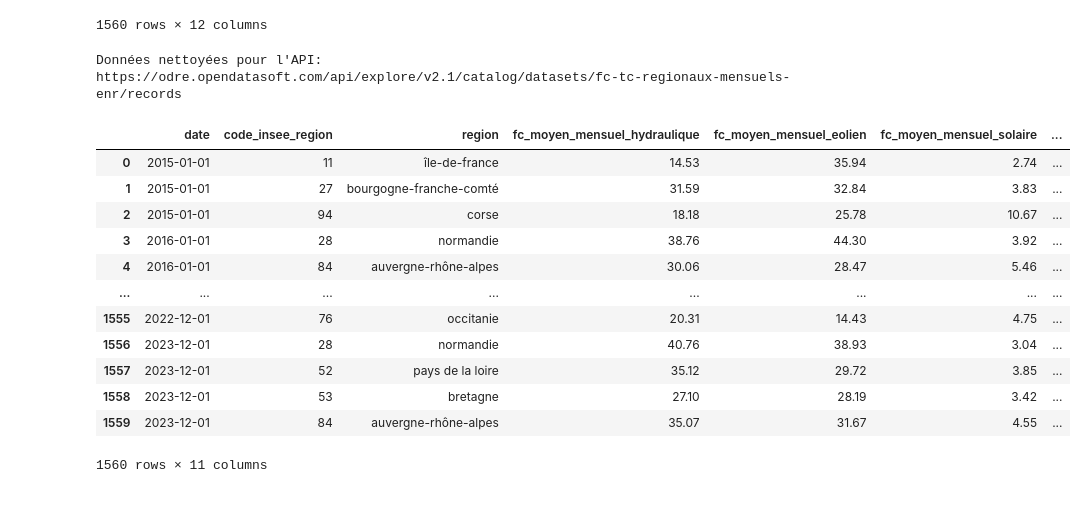
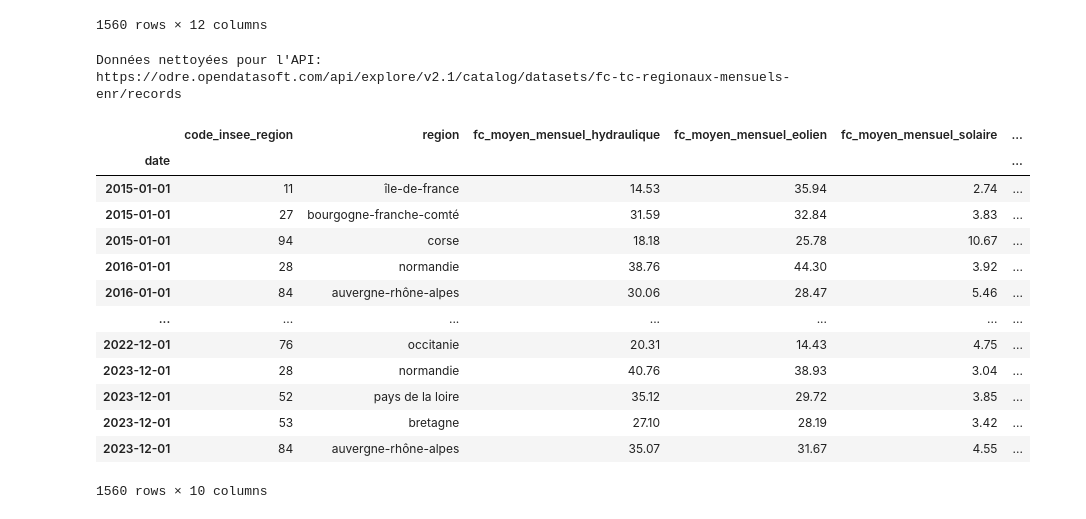
Before and after one commit to ClementJonckheere/prediction_energie_renouv, a Jupyter notebook: myenv/Energies.ipynb, the cells around one changed output. Drawn from its saved outputs; the diff is of its cells as text; code cells hidden in the pictures.

```diff
--- a/myenv/Energies.ipynb
+++ b/myenv/Energies.ipynb
@@ -79,67 +72,63 @@ No more data to retrieve or "results" not found in the response.
 | 1559 | 2023-12 | 84 | Auvergne-Rhône-Alpes | 35.07 | 31.67 | 4.55 | ... |
 1560 rows × 12 columns
 # %%
-# Dictionnaire pour stocker les DataFrames nettoyés
 cleaned_dataframes = {}
 
-# Définir les colonnes spécifiques à convertir et leur type cible
 column_types = {
     'mois': 'datetime64[ns]',
-    'fc_moyen_mensuel_hydraulique': 'float',  # Conversion en float
-    'fc_moyen_mensuel_eolien': 'float',  # Conversion en float
-    'fc_moyen_mensuel_solaire': 'float',  # Conversion en float
-    'tc_moyen_mensuel_hydraulique': 'float',  # Conversion en float
-    'tc_moyen_mensuel_eolien': 'float',  # Conversion en float
-    'tc_moyen_mensuel_solaire': 'float',  # Conversion en float
-    'tc_moyen_mensuel_bioenergies': 'float',  # Conversion en float
+    'fc_moyen_mensuel_hydraulique': 'float',
+    'fc_moyen_mensuel_eolien': 'float',
+    'fc_moyen_mensuel_solaire': 'float',
+    'tc_moyen_mensuel_hydraulique': 'float',
+    'tc_moyen_mensuel_eolien': 'float',
+    'tc_moyen_mensuel_solaire': 'float',
+    'tc_moyen_mensuel_bioenergies': 'float',
 }
 
 df_cleaned = df.copy()
 
-# Convertir les colonnes en types spécifiés
 for col, col_type in column_types.items():
     if col in df_cleaned.columns:
         if col_type == 'datetime64[ns]':
             # Convertir les colonnes de date en datetime
             df_cleaned[col] = pd.to_datetime(df_cleaned[col], errors='coerce', format='%Y-%m' if col == 'mois' else '%Y')
         elif col_type == 'float':
             # Convertir les colonnes numériques en float
             df_cleaned[col] = pd.to_numeric(df_cleaned[col], errors='coerce')
 
-# Remplacer les valeurs NaN résultantes par 0 ou autre valeur par défaut
 df_cleaned.fillna(0, inplace=True)
 
-# Normaliser les noms de région si la colonne 'region' existe
 if 'region' in df_cleaned.columns:
     df_cleaned['region'] = df_cleaned['region'].str.strip().str.lower()
 
 df_cleaned =df_cleaned.rename(columns={'mois':'date'})
 
 df_cleaned['mois'] = df_cleaned['date'].dt.month
 
 df_encoded = pd.get_dummies(df_cleaned, columns=['region'])
 
 df_cleaned = df_cleaned.drop(columns=['geo_shape_region', 'geo_point_region'])
 
+df_cleaned.set_index('date', inplace=True)
+
 cleaned_dataframes[base_url] = df_cleaned
 
-
-# Afficher les premières lignes du DataFrame nettoyé
 print(f"Données nettoyées pour l'API: {base_url}")
 display(df_cleaned)
 # %% [output]
 Données nettoyées pour l'API: https://odre.opendatasoft.com/api/explore/v2.1/catalog/datasets/fc-tc-regionaux-mensuels-enr/records
-|  | date | code_insee_region | region | fc_moyen_mensuel_hydraulique | fc_moyen_mensuel_eolien | fc_moyen_mensuel_solaire | ... |
-| 0 | 2015-01-01 | 11 | île-de-france | 14.53 | 35.94 | 2.74 | ... |
-| 1 | 2015-01-01 | 27 | bourgogne-franche-comté | 31.59 | 32.84 | 3.83 | ... |
-| 2 | 2015-01-01 | 94 | corse | 18.18 | 25.78 | 10.67 | ... |
-| 3 | 2016-01-01 | 28 | normandie | 38.76 | 44.30 | 3.92 | ... |
-| 4 | 2016-01-01 | 84 | auvergne-rhône-alpes | 30.06 | 28.47 | 5.46 | ... |
-| ... | ... | ... | ... | ... | ... | ... | ... |
-| 1555 | 2022-12-01 | 76 | occitanie | 20.31 | 14.43 | 4.75 | ... |
-| 1556 | 2023-12-01 | 28 | normandie | 40.76 | 38.93 | 3.04 | ... |
-| 1557 | 2023-12-01 | 52 | pays de la loire | 35.12 | 29.72 | 3.85 | ... |
-| 1558 | 2023-12-01 | 53 | bretagne | 27.10 | 28.19 | 3.42 | ... |
-| 1559 | 2023-12-01 | 84 | auvergne-rhône-alpes | 35.07 | 31.67 | 4.55 | ... |
+|  | code_insee_region | region | fc_moyen_mensuel_hydraulique | fc_moyen_mensuel_eolien | fc_moyen_mensuel_solaire | ... |
+| date |  |  |  |  |  | ... |
+| 2015-01-01 | 11 | île-de-france | 14.53 | 35.94 | 2.74 | ... |
+| 2015-01-01 | 27 | bourgogne-franche-comté | 31.59 | 32.84 | 3.83 | ... |
+| 2015-01-01 | 94 | corse | 18.18 | 25.78 | 10.67 | ... |
+| 2016-01-01 | 28 | normandie | 38.76 | 44.30 | 3.92 | ... |
+| 2016-01-01 | 84 | auvergne-rhône-alpes | 30.06 | 28.47 | 5.46 | ... |
+| ... | ... | ... | ... | ... | ... | ... |
+| 2022-12-01 | 76 | occitanie | 20.31 | 14.43 | 4.75 | ... |
+| 2023-12-01 | 28 | normandie | 40.76 | 38.93 | 3.04 | ... |
+| 2023-12-01 | 52 | pays de la loire | 35.12 | 29.72 | 3.85 | ... |
+| 2023-12-01 | 53 | bretagne | 27.10 | 28.19 | 3.42 | ... |
+| 2023-12-01 | 84 | auvergne-rhône-alpes | 35.07 | 31.67 | 4.55 | ... |
-1560 rows × 11 columns
+1560 rows × 10 columns
 # %%
```
Also changed, not shown: parts of 6 cells of this notebook.
